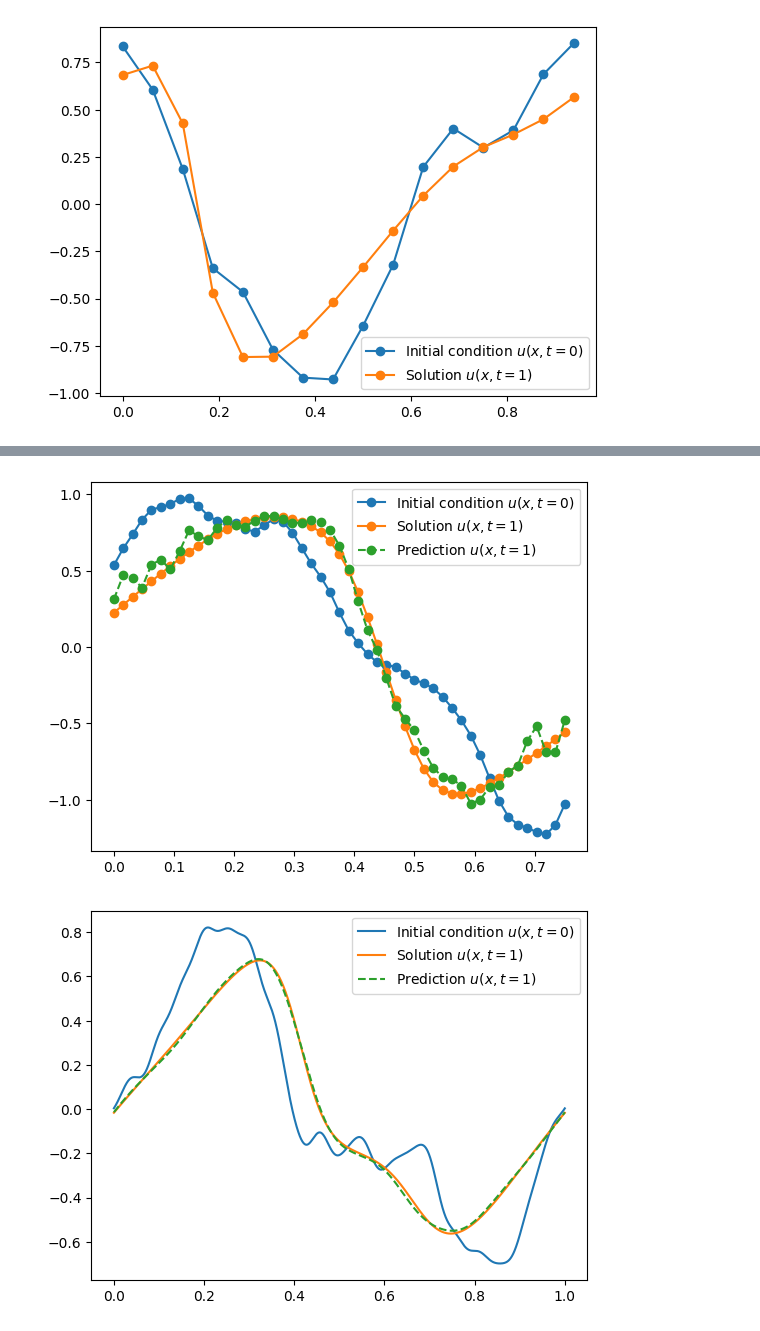
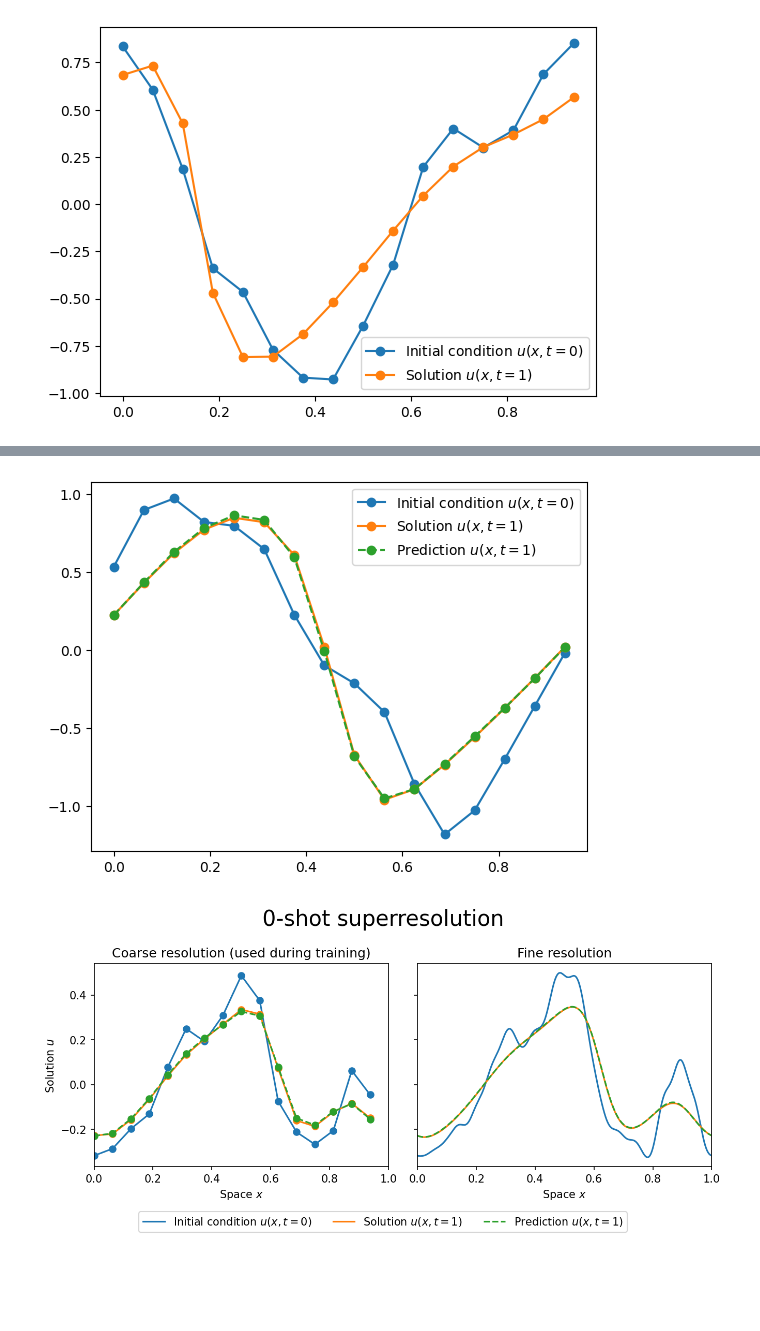
Before and after one commit to CPShub/LecturePhysicsAwareML, a Jupyter notebook: operator_learning/notebooks/1d_fno.ipynb, the cells around one changed output, grey strips where cells are left out. Saved outputs shown, nothing was run; the diff lists cells and outputs as text; code cells hidden in the pictures; blank space fills up the shorter version.

Commit message:
Small update to the plotting

```diff
--- a/operator_learning/notebooks/1d_fno.ipynb
+++ b/operator_learning/notebooks/1d_fno.ipynb
@@ -61,0 +67,6 @@ data = loadmat(R"../data/burgers_data_r10.mat")
+# %%
+for key in data.keys():
+    if not key.startswith("__"):
+        plt.plot(data[key][0], label=key)
+plt.legend()
+plt.show()
@@ -278,0 +287,14 @@ Step: 1200, Loss: 4.385e-03, Validation loss: 4.310e-03
+# %%
+fno = FNO("scalar", "scalar", num_modes=9, hidden_channels=10, depth=2, key=model_key)
+
+fno, history = fit(
+    fno,
+    train_data_coarse,
+    batch_size=64,
+    validation_data=test_data_coarse,
+    steps=50_000,
+    optimizer=optax.adam(1e-4),
+    key=training_key,
+)
+
+history.plot()  # type: ignore
@@ -279,15 +320,15 @@ Step: 1200, Loss: 4.385e-03, Validation loss: 4.310e-03
 # %%
 ## Evaluation
-u0_test, u1_test = test_data
+u0_test, u1_test = test_data_coarse
 
 u1_test_pred = jax.vmap(fno)(u0_test)
 
 n = 1
 
-plt.plot(x_coarse, u0_test[n, :], marker="o", label="Initial condition $u(x,t=0)$")
-plt.plot(x_coarse, u1_test[n], marker="o", label="Solution $u(x,t=1)$")
+plt.plot(x_coarse, u0_test[n, :],   marker="o", label="Initial condition $u(x,t=0)$")
+plt.plot(x_coarse, u1_test[n],      marker="o", label="Solution $u(x,t=1)$")
 plt.plot(x_coarse, u1_test_pred[n], marker="o", ls="--", label="Prediction $u(x,t=1)$")
 plt.legend()
 plt.show()
 # %% [output]
-[figure, old version]
+[figure, new version]
@@ -299,10 +335,40 @@ u1_test_pred = jax.vmap(fno)(u0_test[:20])
 # %%
-n = 4
+## Try 0-shot superresolution
+n = 2   # Index of the test case in the test dataset
 
-plt.plot(x, u0_test[n, :], label="Initial condition $u(x,t=0)$")
-plt.plot(x, u1_test[n], label="Solution $u(x,t=1)$")
-plt.plot(x, u1_test_pred[n], ls="--", label="Prediction $u(x,t=1)$")
-plt.legend()
+u0_test_coarse, u1_test_coarse = test_data_coarse
+u0_test_fine, u1_test_fine = test_data_fine
+
+u1_test_coarse_pred = fno(u0_test_coarse[n])
+u1_test_fine_pred = fno(u0_test_fine[n])
+
+fig, axes = plt.subplots(1, 2, figsize=(9,4), dpi=150, sharey=True)
+
+axes[0].plot(x_coarse, u0_test_coarse[n],   marker="o", label="Initial condition $u(x,t=0)$")
+axes[0].plot(x_coarse, u1_test_coarse[n],   marker="o", label="Solution $u(x,t=1)$")
+axes[0].plot(x_coarse, u1_test_coarse_pred, marker="o", ls="--", label="Prediction $u(x,t=1)$")
+axes[0].set(
+    xlabel = "Space $x$",
+    xlim = [0, 1],
+    ylabel = "Solution $u$",
+    title  = "Coarse resolution (used during training)",
+)
+
+axes[1].plot(x, u0_test_fine[n], label="Initial condition $u(x,t=0)$")
+axes[1].plot(x, u1_test_fine[n], label="Solution $u(x,t=1)$")
+axes[1].plot(x, u1_test_fine_pred, ls="--", label="Prediction $u(x,t=1)$")
+axes[1].set(
+    xlabel = "Space $x$",
+    xlim = [0, 1],
+    title  = "Fine resolution",
+)
+# Combine handles and labels from both axes
+handles, labels = axes[1].get_legend_handles_labels()
+
+# Place the legend below both plots, centered, in one line
+fig.legend(handles, labels, loc='lower center', bbox_to_anchor=(0.5, -0.08), ncol=len(labels), frameon=True)
+fig.suptitle("0-shot superresolution", fontsize=20)
+plt.tight_layout()
 plt.show()
 # %% [output]
-[figure, old version]
+[figure, new version]
```
Also changed, not shown: parts of 9 cells of this notebook.
